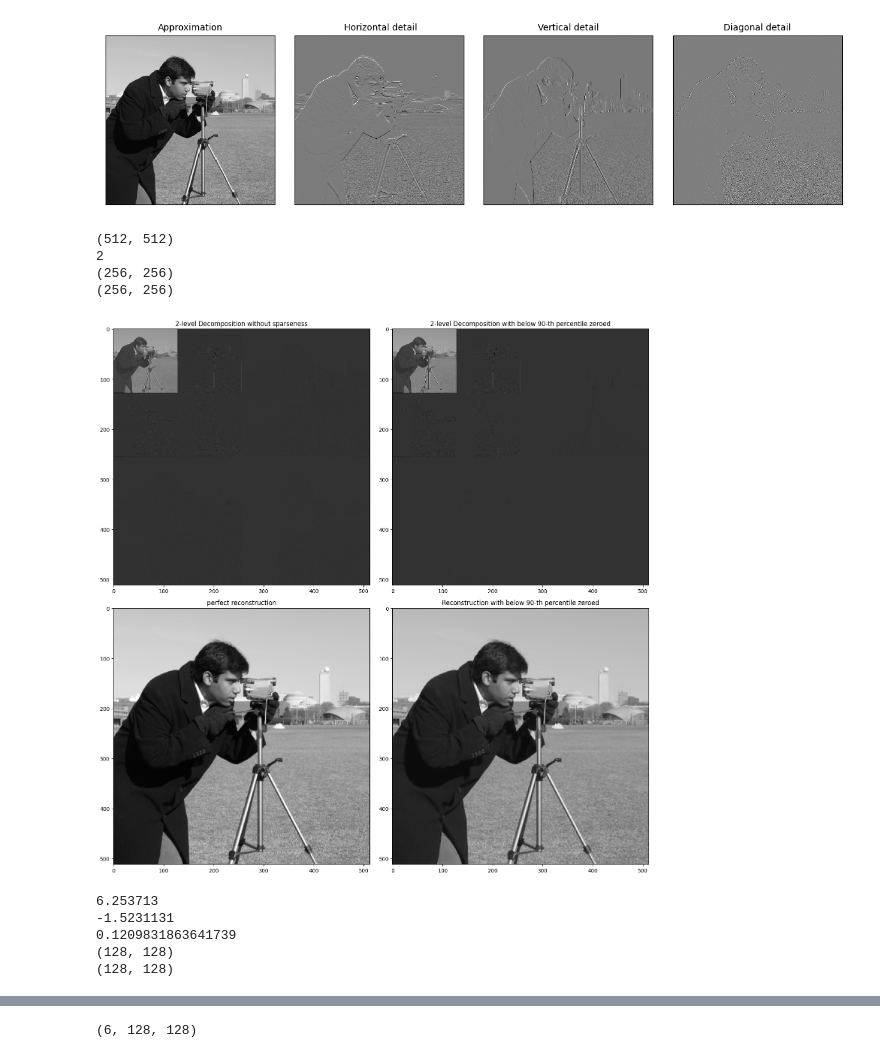
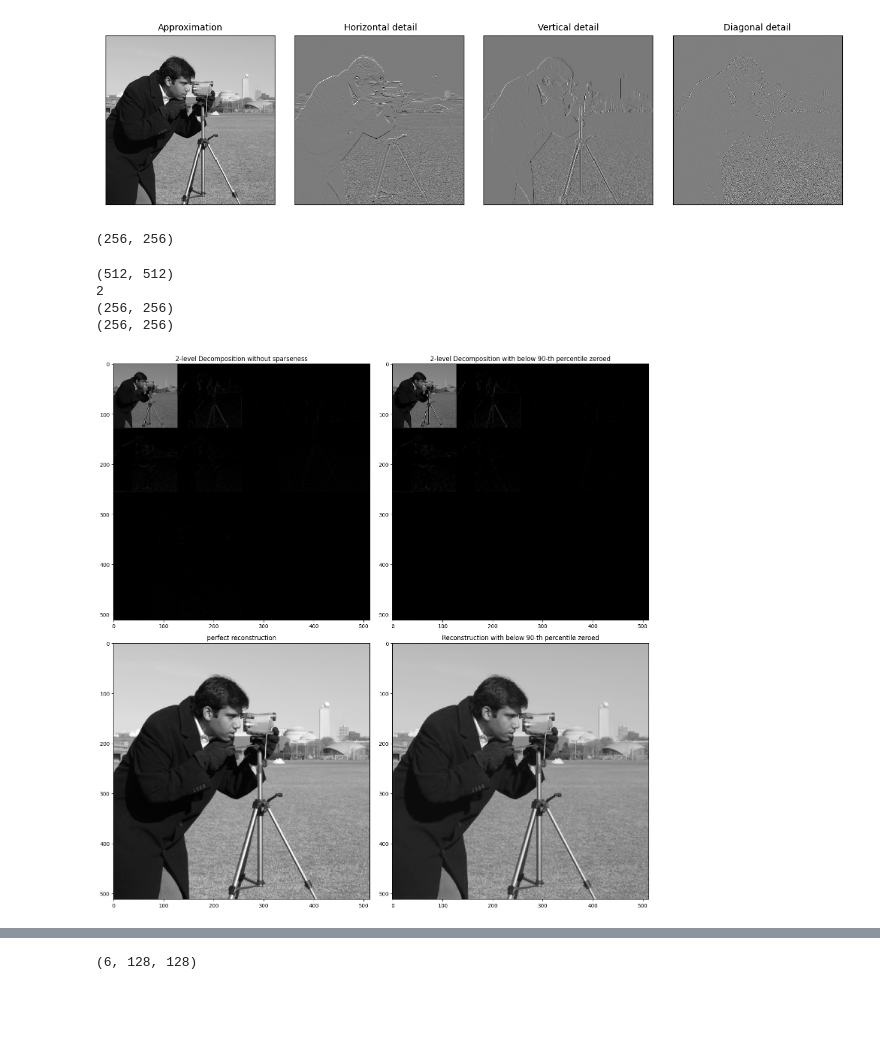
Before and after one commit to abysse8/F23-Wavelet-Project, a Jupyter notebook: DWT_test.ipynb, the cells around one changed output, grey strips where cells are left out. Cells and saved outputs as stored; diff of their text form; code cells hidden in the pictures; blank space fills up the shorter version.

```diff
--- a/DWT_test.ipynb
+++ b/DWT_test.ipynb
@@ -25,8 +25,10 @@ for i, a in enumerate([LL, LH, HL, HH]):
 
 fig.tight_layout()
 plt.show()
+print(coeffs2[0].shape)
 # %% [output]
 [figure]
+(256, 256)
 # %%
 print(original.shape)
 print(len(coeffs2))
@@ -61,45 +63,33 @@ c = pywt.wavedec2(x, filt, mode='periodization', level=max_lev)
 # c[0] /= np.abs(c[0]).max()
 # for detail_level in range(max_lev):
 #     c[detail_level + 1] = [d/np.abs(d).max() for d in c[detail_level + 1]]
 # c[0] = np.zeros_like(c[0])
 
 xhat = pywt.waverec2(c, filt, mode="periodization")
 plt.subplot(2,2,3)
 plt.imshow(xhat, cmap=plt.cm.gray)
 plt.title("perfect reconstruction")
 
 # convert to one array
 arr, slices = pywt.coeffs_to_array(c)
 plt.subplot(2,2,1)
-plt.imshow(arr, cmap=plt.cm.gray)
+plt.imshow(abs(arr), cmap=plt.cm.gray)
 plt.title(f"{max_lev}-level Decomposition without sparseness")
 
 # zero coefficients below percentile
 p = np.percentile(abs(arr), percent)
 arr[abs(arr) < p] = 0 # zero coefficients only close to 0
 c_ = pywt.array_to_coeffs(arr, slices, output_format='wavedec2')
 x_ = pywt.waverec2(c_, filt, mode="periodization")
 
 plt.subplot(2,2,2)
-plt.imshow(arr, cmap=plt.cm.gray)
+plt.imshow(abs(arr), cmap=plt.cm.gray)
 plt.title(f"{max_lev}-level Decomposition with below {percent}-th percentile zeroed")
 plt.subplot(2,2,4)
 plt.imshow(x_, cmap=plt.cm.gray)
 plt.title(f"Reconstruction with below {percent}-th percentile zeroed")
 
 plt.tight_layout()
 plt.show()
 # %% [output]
-[figure, old version]
+[figure, new version]
-# %%
-print(arr.max())
-print(arr.min())
-print(p)
-print(c_[0].shape)
-print(c_[1][0].shape)
-# %% [output]
-6.253713
--1.5231131
-0.1209831863641739
-(128, 128)
-(128, 128)
```
Also changed, not shown: parts of 1 cell of this notebook.
